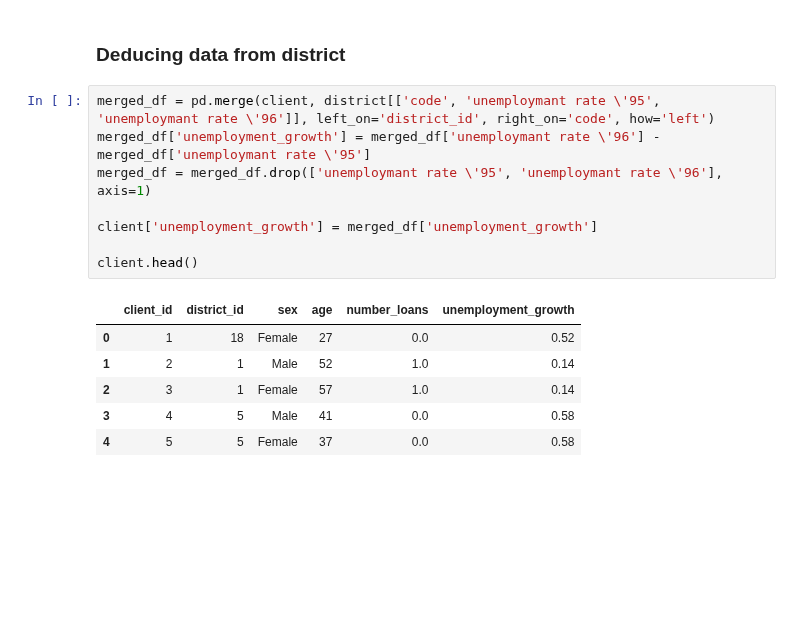
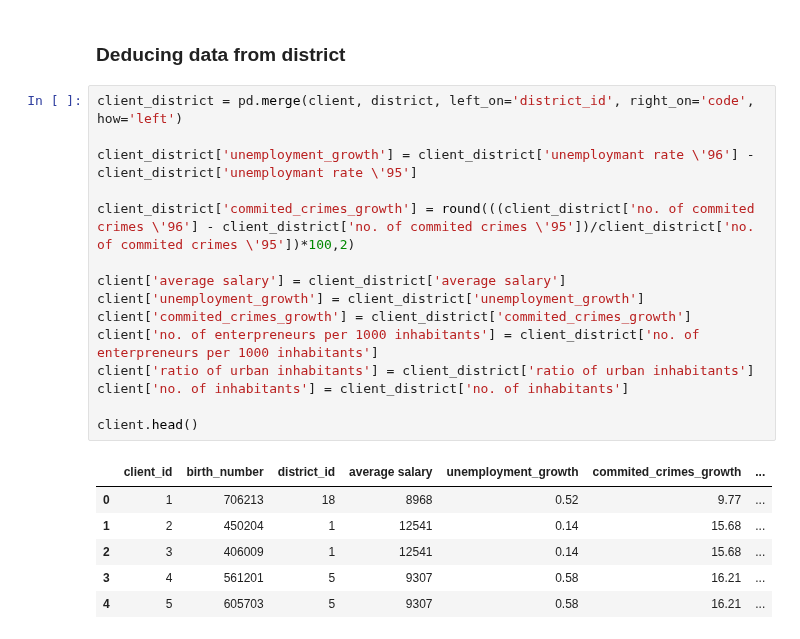
Before and after one commit to DanielaTomas/FCUP-DM1, a Jupyter notebook: DM1.ipynb, the cells around one changed output. Cells and saved outputs as stored; diff of their text form; blank space fills up the shorter version.

Commit message:
deducing more data from district

```diff
--- a/DM1.ipynb
+++ b/DM1.ipynb
@@ -668,18 +668,25 @@ client.describe()
 | max | 13998.000000 | 77.000000 | 86.000000 | 1.000000 |
 # %% [markdown]
 ### Deducing data from district
-# %%
-merged_df = pd.merge(client, district[['code', 'unemploymant rate \'95', 'unemploymant rate \'96']], left_on='district_id', right_on='code', how='left')
-merged_df['unemployment_growth'] = merged_df['unemploymant rate \'96'] - merged_df['unemploymant rate \'95']
-merged_df = merged_df.drop(['unemploymant rate \'95', 'unemploymant rate \'96'], axis=1)
-
-client['unemployment_growth'] = merged_df['unemployment_growth']
-
-client.head()
-# %% [output]
-|  | client_id | district_id | sex | age | number_loans | unemployment_growth |
-| 0 | 1 | 18 | Female | 27 | 0.0 | 0.52 |
-| 1 | 2 | 1 | Male | 52 | 1.0 | 0.14 |
-| 2 | 3 | 1 | Female | 57 | 1.0 | 0.14 |
-| 3 | 4 | 5 | Male | 41 | 0.0 | 0.58 |
-| 4 | 5 | 5 | Female | 37 | 0.0 | 0.58 |
+# %%
+client_district = pd.merge(client, district, left_on='district_id', right_on='code', how='left')
+
+client_district['unemployment_growth'] = client_district['unemploymant rate \'96'] - client_district['unemploymant rate \'95']
+
+client_district['commited_crimes_growth'] = round(((client_district['no. of commited crimes \'96'] - client_district['no. of commited crimes \'95'])/client_district['no. of commited crimes \'95'])*100,2)
+
+client['average salary'] = client_district['average salary']
+client['unemployment_growth'] = client_district['unemployment_growth']
+client['commited_crimes_growth'] = client_district['commited_crimes_growth']
+client['no. of enterpreneurs per 1000 inhabitants'] = client_district['no. of enterpreneurs per 1000 inhabitants']
+client['ratio of urban inhabitants'] = client_district['ratio of urban inhabitants']
+client['no. of inhabitants'] = client_district['no. of inhabitants']
+
+client.head()
+# %% [output]
+|  | client_id | birth_number | district_id | average salary | unemployment_growth | commited_crimes_growth | ... |
+| 0 | 1 | 706213 | 18 | 8968 | 0.52 | 9.77 | ... |
+| 1 | 2 | 450204 | 1 | 12541 | 0.14 | 15.68 | ... |
+| 2 | 3 | 406009 | 1 | 12541 | 0.14 | 15.68 | ... |
+| 3 | 4 | 561201 | 5 | 9307 | 0.58 | 16.21 | ... |
+| 4 | 5 | 605703 | 5 | 9307 | 0.58 | 16.21 | ... |
```
